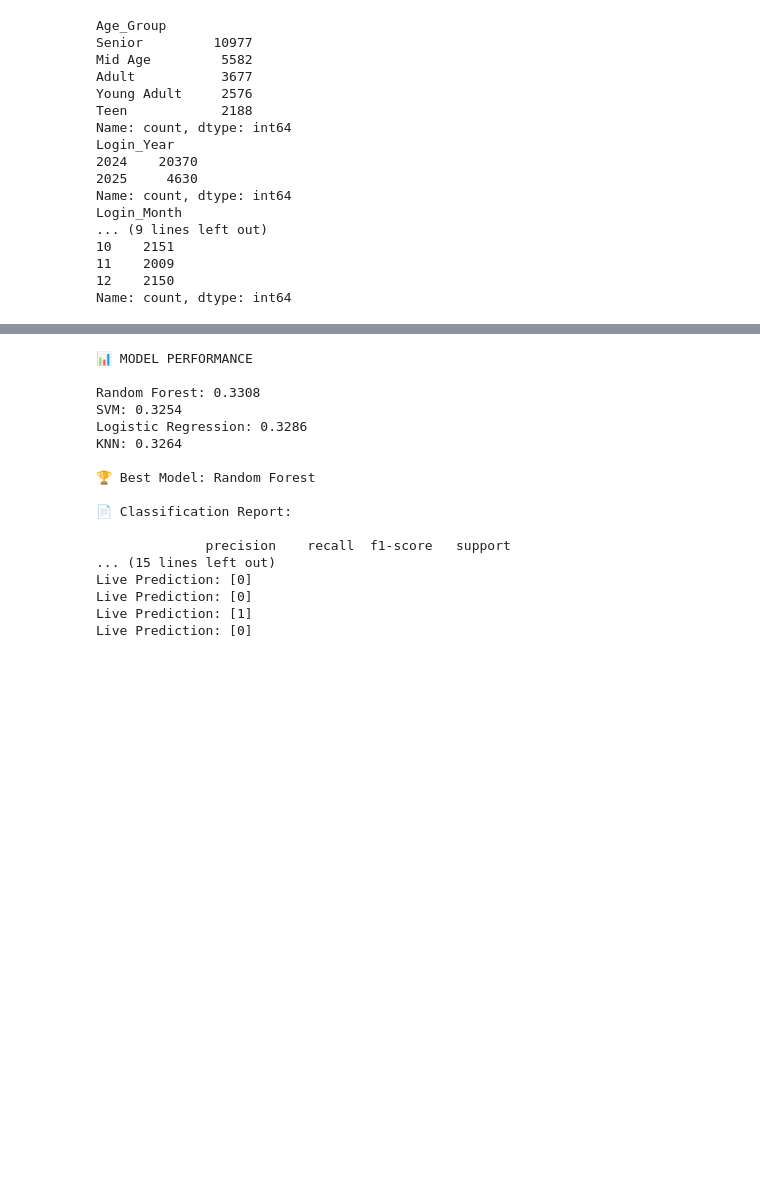
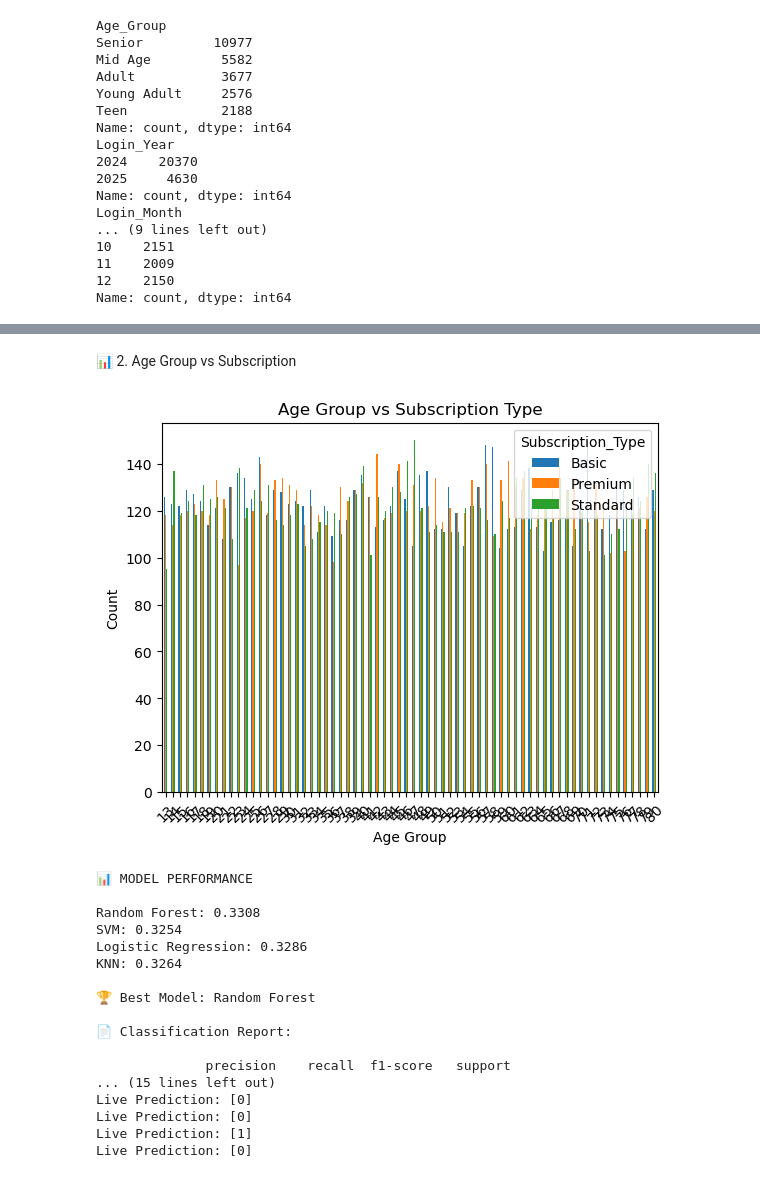
Before and after one commit to kestisupreet/netflix-streamlit-app, a Jupyter notebook: netflixuserbase.ipynb, the cells around one changed output, grey strips where cells are left out. Saved outputs shown, nothing was run; the diff lists cells and outputs as text; code cells hidden in the pictures; blank space fills up the shorter version.

```diff
--- a/netflixuserbase.ipynb
+++ b/netflixuserbase.ipynb
@@ -167,3 +181,18 @@ Name: count, dtype: int64
+# %% [markdown]
+📊 2. Age Group vs Subscription
+# %%
+import pandas as pd
+
+age_sub = pd.crosstab(df['Age'], df['Subscription_Type'])
+
+age_sub.plot(kind='bar')
+plt.title("Age Group vs Subscription Type")
+plt.xlabel("Age Group")
+plt.ylabel("Count")
+plt.xticks(rotation=45)
+plt.show()
+# %% [output]
+[figure, added]
 # %%
 import os
 os.makedirs("models", exist_ok=True)
```
Also changed, not shown: parts of 2 cells of this notebook, 2 other files.
